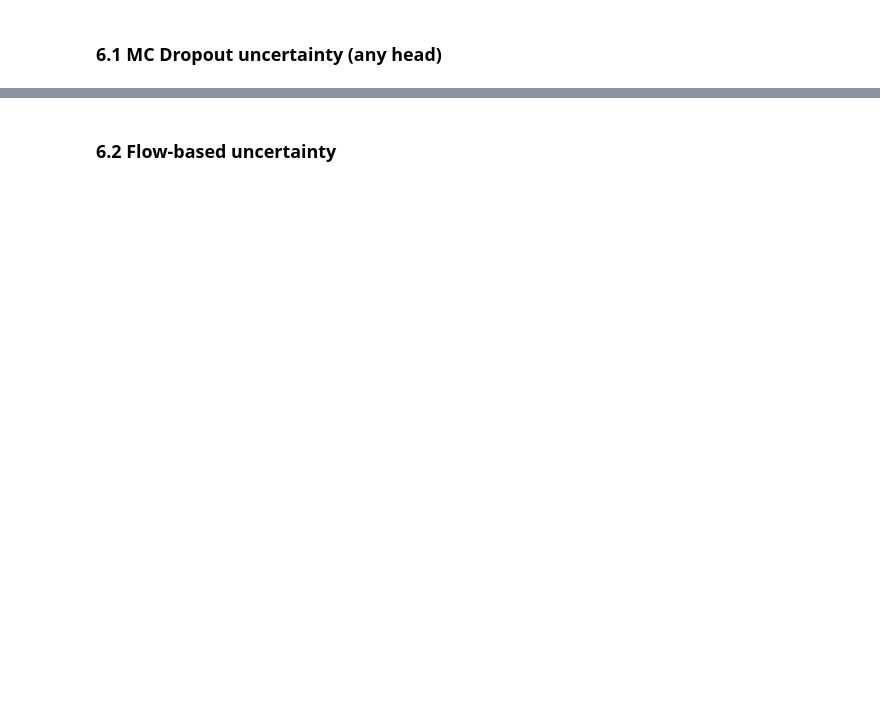
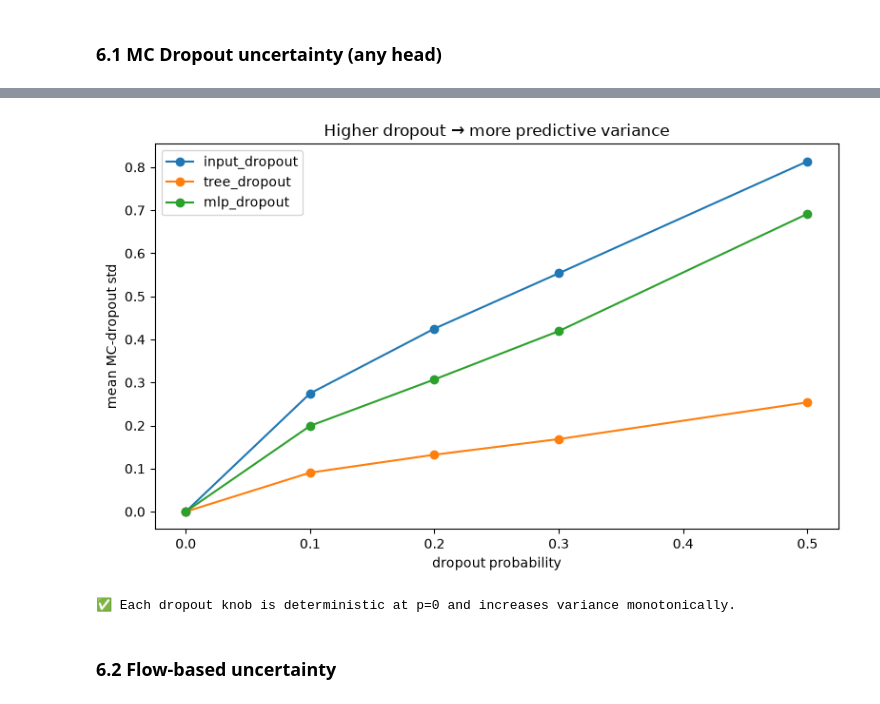
Before and after one commit to Bayer-Group/MotherML, a Jupyter notebook: examples/notebooks/05_advanced/05_NODE.ipynb, the cells around one changed output, grey strips where cells are left out. Saved outputs shown, nothing was run; the diff lists cells and outputs as text; code cells hidden in the pictures; blank space fills up the shorter version.

```diff
--- a/examples/notebooks/05_advanced/05_NODE.ipynb
+++ b/examples/notebooks/05_advanced/05_NODE.ipynb
@@ -628,0 +670,77 @@ plt.show()
+# %%
+import torch.nn as nn
+from mother.ml.models.m_node_utils import DenseODSTBlock
+
+X_train, X_test, y_train, y_test, y_scaler = get_regression_data()
+
+# Fit one model with all three dropout paths active
+reg_dp = NODERegressor(
+    head_type="mlp",
+    num_trees=64,
+    depth=4,
+    input_dropout=0.1,
+    tree_dropout=0.1,
+    mlp_dropout=0.1,
+    max_epochs=20,
+    lr=0.01,
+    device="cpu",
+)
+reg_dp.fit(X_train, y_train)
+
+
+def set_dropouts(est, *, input_dp, tree_dp, mlp_dp):
+    """Override dropout rates on a fitted NODE model (to isolate one knob at inference)."""
+    m = est.module_
+    est.input_dropout = input_dp
+    m.input_dropout = input_dp
+    for sub in m.modules():
+        if isinstance(sub, DenseODSTBlock):
+            sub.input_dropout = input_dp
+    m.tree_dropout = tree_dp
+    m.mlp_dropout = mlp_dp
+    for sub in m.modules():
+        if isinstance(sub, nn.Dropout):
+            sub.p = mlp_dp
+
+
+def mean_mc_std(est, X, num_samples=100):
+    """Mean MC-dropout std across the test set."""
+    return float(np.mean(est._predict_uncertainty_mc_dropout(X, num_samples=num_samples, use_std=True)))
+
+
+sweep = [0.0, 0.1, 0.2, 0.3, 0.5]
+mechanisms = {
+    "input_dropout": lambda p: dict(input_dp=p, tree_dp=0.0, mlp_dp=0.0),
+    "tree_dropout": lambda p: dict(input_dp=0.0, tree_dp=p, mlp_dp=0.0),
+    "mlp_dropout": lambda p: dict(input_dp=0.0, tree_dp=0.0, mlp_dp=p),
+}
+
+curves = {}
+for name, cfg in mechanisms.items():
+    stds = []
+    for p in sweep:
+        set_dropouts(reg_dp, **cfg(p))
+        stds.append(mean_mc_std(reg_dp, X_test))
+    curves[name] = stds
+
+# Report + plot
+print("dropout p ".ljust(16) + "".join(f"{p:>8}" for p in sweep))
+for name, stds in curves.items():
+    print(name.ljust(16) + "".join(f"{s:>8.3f}" for s in stds))
+
+fig, ax = plt.subplots(figsize=(8, 5))
+for name, stds in curves.items():
+    ax.plot(sweep, stds, "o-", label=name)
+ax.set_xlabel("dropout probability")
+ax.set_ylabel("mean MC-dropout std")
+ax.set_title("Higher dropout → more predictive variance")
+ax.legend()
+plt.tight_layout()
+plt.show()
+
+# Sanity checks: zero variance at p=0, and variance grows with p
+for name, stds in curves.items():
+    assert stds[0] < 1e-6, f"{name}: expected ~0 variance at p=0"
+    assert stds[-1] > stds[1], f"{name}: variance should grow with dropout"
+print("\n✅ Each dropout knob is deterministic at p=0 and increases variance monotonically.")
+# %% [output]
@@ -629,3 +771,5 @@ plt.show()
+[figure, added]
+✅ Each dropout knob is deterministic at p=0 and increases variance monotonically.
 # %% [markdown]
 ### 6.2  Flow-based uncertainty
 # %%
```
Also changed, not shown: parts of 40 cells of this notebook.
